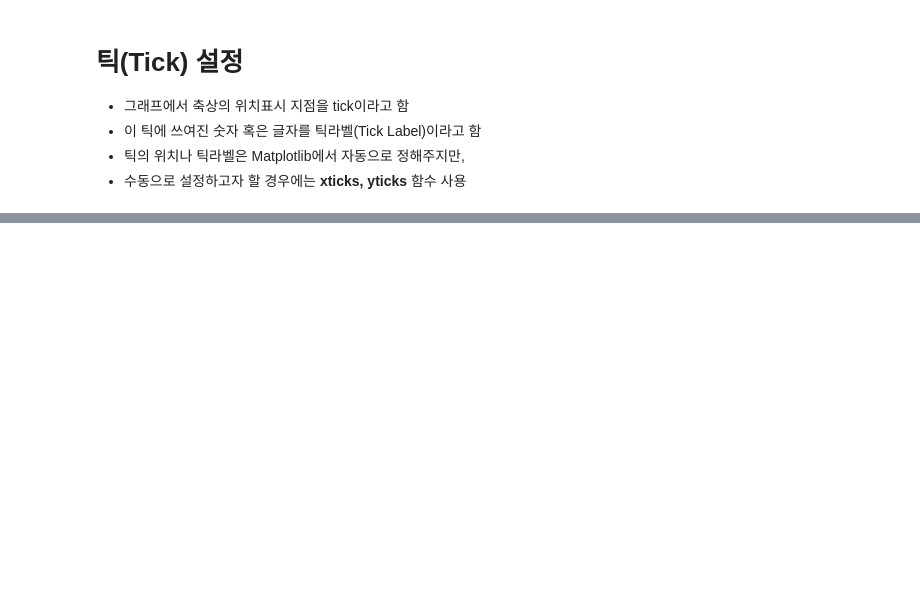
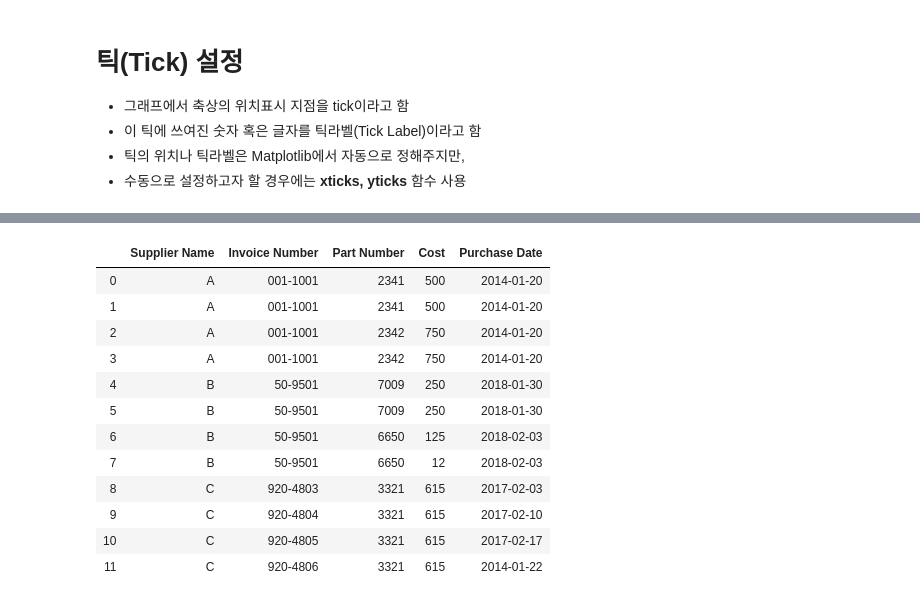
Before and after one commit to weekyeon/learn_python, a Jupyter notebook: lecture/22.Pandas.ipynb, the cells around one changed output, grey strips where cells are left out. Drawn from its saved outputs; the diff is of its cells as text; code cells hidden in the pictures; blank space fills up the shorter version.

```diff
--- a/lecture/22.Pandas.ipynb
+++ b/lecture/22.Pandas.ipynb
@@ -151,0 +641,3 @@ X = np.linspace()
+# %%
+input_file = "./data/input.csv"
+output_file = "./data/output.csv"
@@ -151,0 +673,22 @@ X = np.linspace()
+# %%
+# csv 파일 읽기 2
+# pandas 이용
+df = pd.read_csv(input_file)
+df
+# df.to_csv("./data/to_pandas_output.csv")
+# df.to_csv("./data/to_pandas_output_idx_true.csv", index=True)
+# df.to_csv("./data/to_pandas_output_idx_false.csv", index=False)
+# %% [output]
+|  | Supplier Name | Invoice Number | Part Number | Cost | Purchase Date |
+| 0 | A | 001-1001 | 2341 | 500 | 2014-01-20 |
+| 1 | A | 001-1001 | 2341 | 500 | 2014-01-20 |
+| 2 | A | 001-1001 | 2342 | 750 | 2014-01-20 |
+| 3 | A | 001-1001 | 2342 | 750 | 2014-01-20 |
+| 4 | B | 50-9501 | 7009 | 250 | 2018-01-30 |
+| 5 | B | 50-9501 | 7009 | 250 | 2018-01-30 |
+| 6 | B | 50-9501 | 6650 | 125 | 2018-02-03 |
+| 7 | B | 50-9501 | 6650 | 12 | 2018-02-03 |
+| 8 | C | 920-4803 | 3321 | 615 | 2017-02-03 |
+| 9 | C | 920-4804 | 3321 | 615 | 2017-02-10 |
+| 10 | C | 920-4805 | 3321 | 615 | 2017-02-17 |
+| 11 | C | 920-4806 | 3321 | 615 | 2014-01-22 |
```
Also changed, not shown: parts of 44 cells of this notebook, 47 other files.
